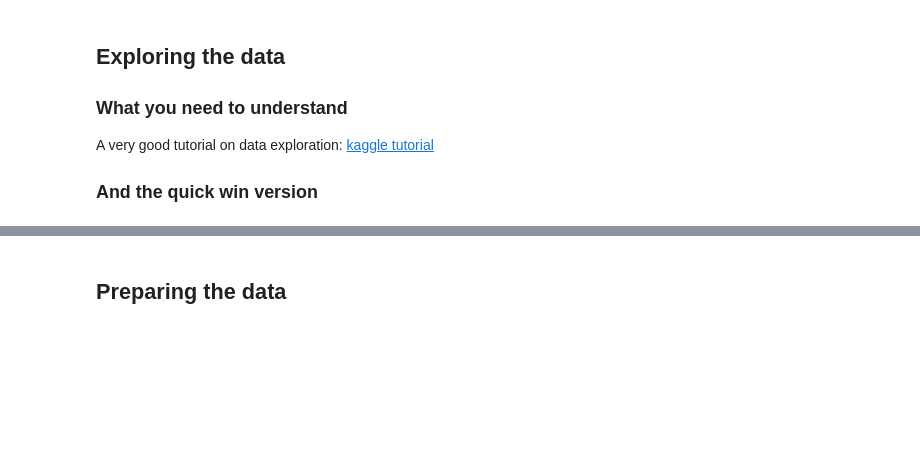
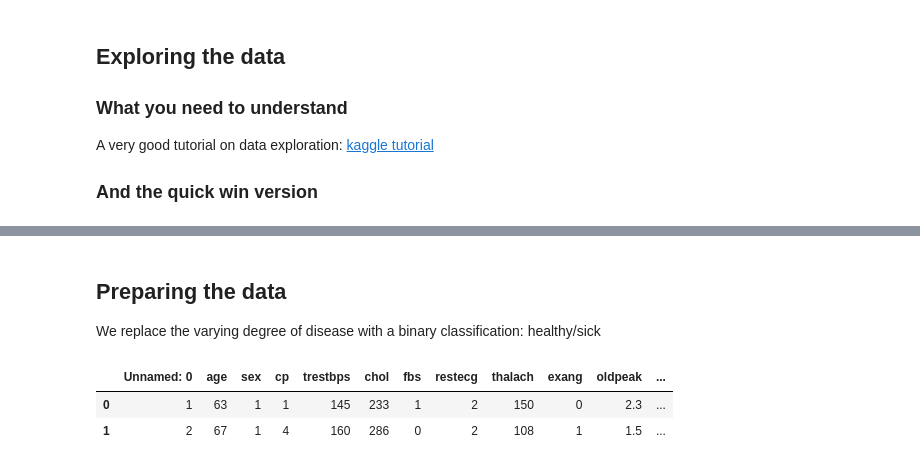
Before and after one commit to tanguyRa/AIML5, a Jupyter notebook: notebooks/Day1.ipynb, the cells around one changed output, grey strips where cells are left out. Saved outputs shown, nothing was run; the diff lists cells and outputs as text; code cells hidden in the pictures; blank space fills up the shorter version.

```diff
--- a/notebooks/Day1.ipynb
+++ b/notebooks/Day1.ipynb
@@ -79,2 +126,14 @@ data_report.to_widgets()
-# %% [markdown]
-## Preparing the data
+# %% [markdown]
+## Preparing the data
+We replace the varying degree of disease with a binary classification: healthy/sick
+# %%
+categorical_num_df = heart_disease_df.copy()
+
+categorical_num_df['num'] = categorical_num_df['num'].apply(
+    lambda x: 'healthy' if x == 0 else 'sick'
+)
+categorical_num_df.head(2)
+# %% [output]
+|  | Unnamed: 0 | age | sex | cp | trestbps | chol | fbs | restecg | thalach | exang | oldpeak | ... |
+| 0 | 1 | 63 | 1 | 1 | 145 | 233 | 1 | 2 | 150 | 0 | 2.3 | ... |
+| 1 | 2 | 67 | 1 | 4 | 160 | 286 | 0 | 2 | 108 | 1 | 1.5 | ... |
```
Also changed, not shown: parts of 35 cells of this notebook.
